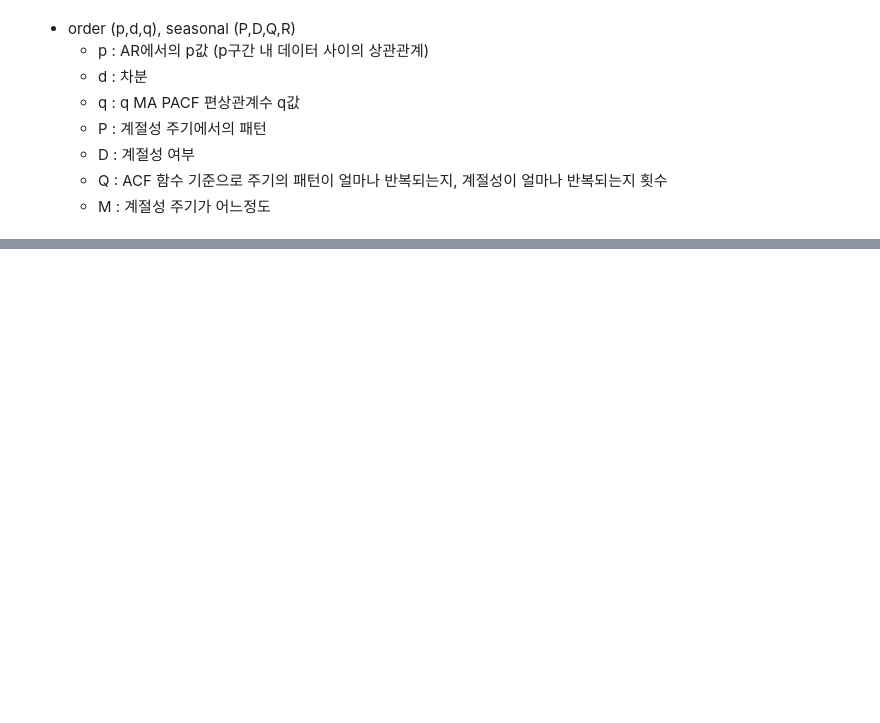
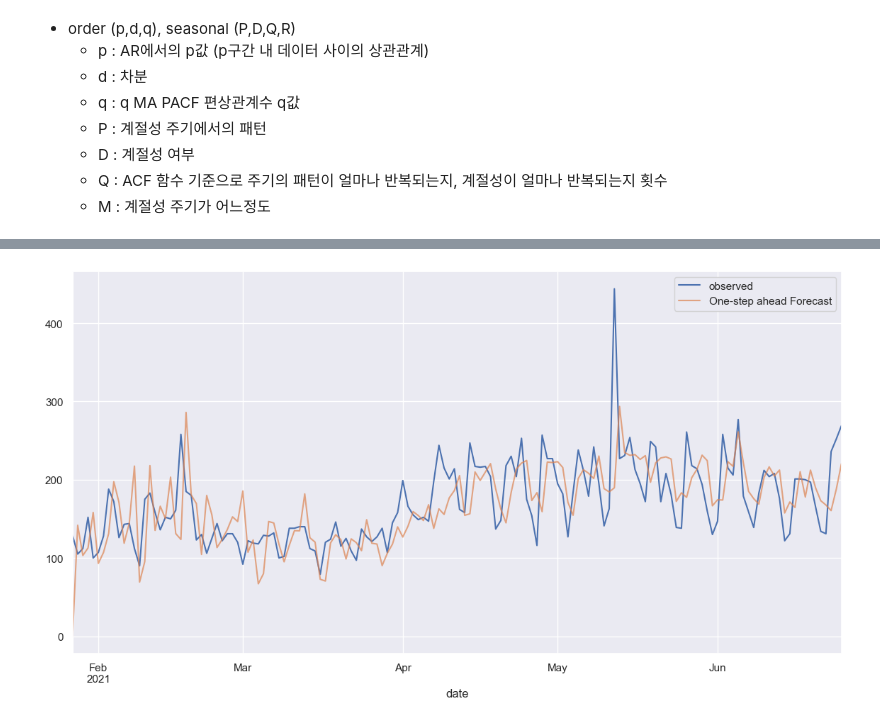
Before and after one commit to L2egg/L2egg, a Jupyter notebook: practice.ipynb, the cells around one changed output, grey strips where cells are left out. Saved outputs shown, nothing was run; the diff lists cells and outputs as text; code cells hidden in the pictures; blank space fills up the shorter version.

```diff
--- a/practice.ipynb
+++ b/practice.ipynb
@@ -254,0 +323,5 @@ from sklearn import linear_model
+# %%
+mod = tsa.statespace.SARIMAX(y_2, order=(1,1,1), seasonal_order=(1,1,1,12),
+                                enforce_stationarity=False, enforce_invertibility=False)
+results = mod.fit()
+print(results.summary())
@@ -254,0 +346,11 @@ from sklearn import linear_model
+# %%
+pred = results.get_prediction(start=pd.to_datetime('2021-01-27'), dynamic=False)
+pred_ci = pred.conf_int()
+
+ax = y_2.plot(label='observed')
+pred.predicted_mean.plot(ax=ax, label='One-step ahead Forecast', alpha=.7, figsize=(14, 7))
+
+plt.legend()
+plt.show()
+# %% [output]
+[figure, added]
```
Also changed, not shown: parts of 44 cells of this notebook.
